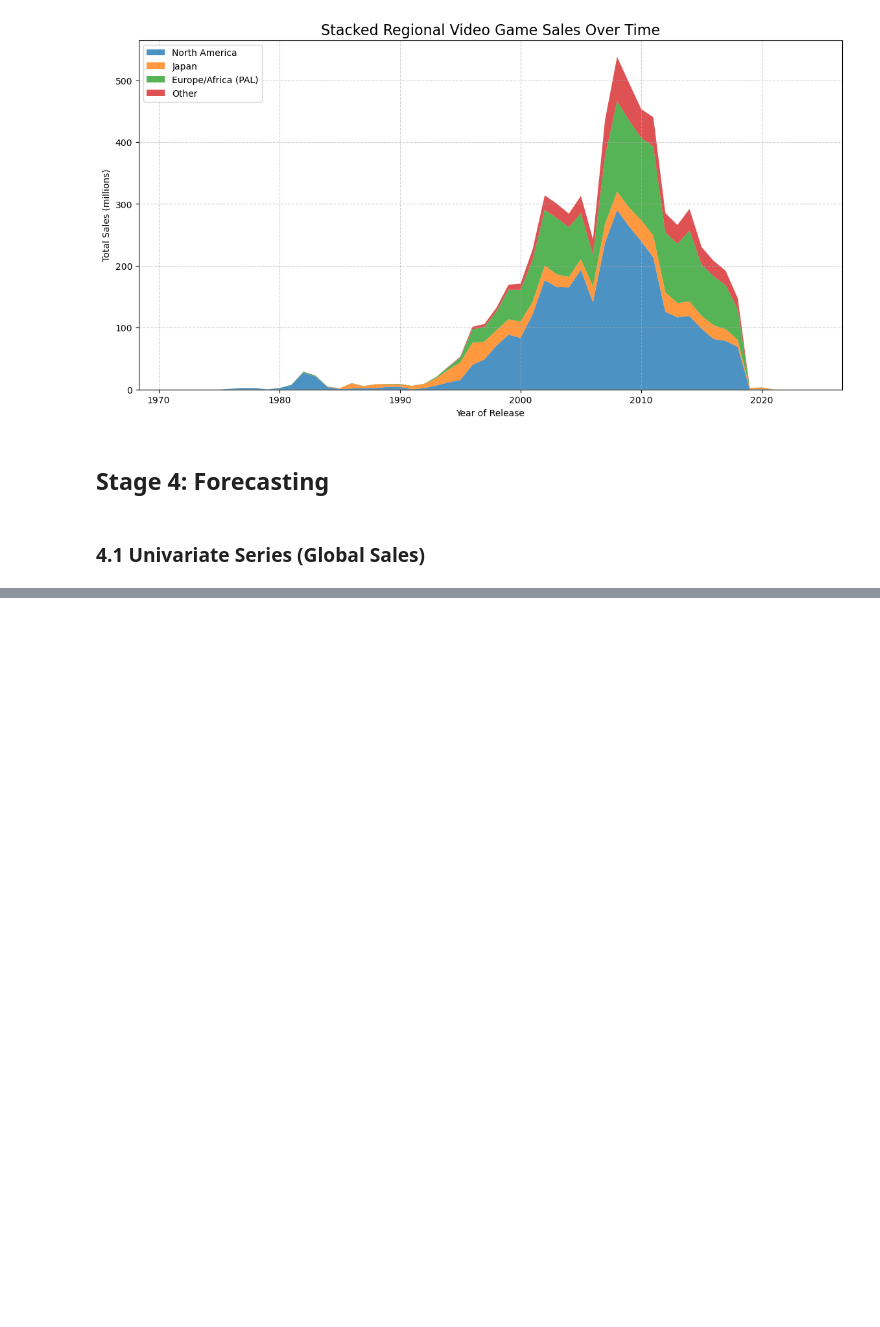
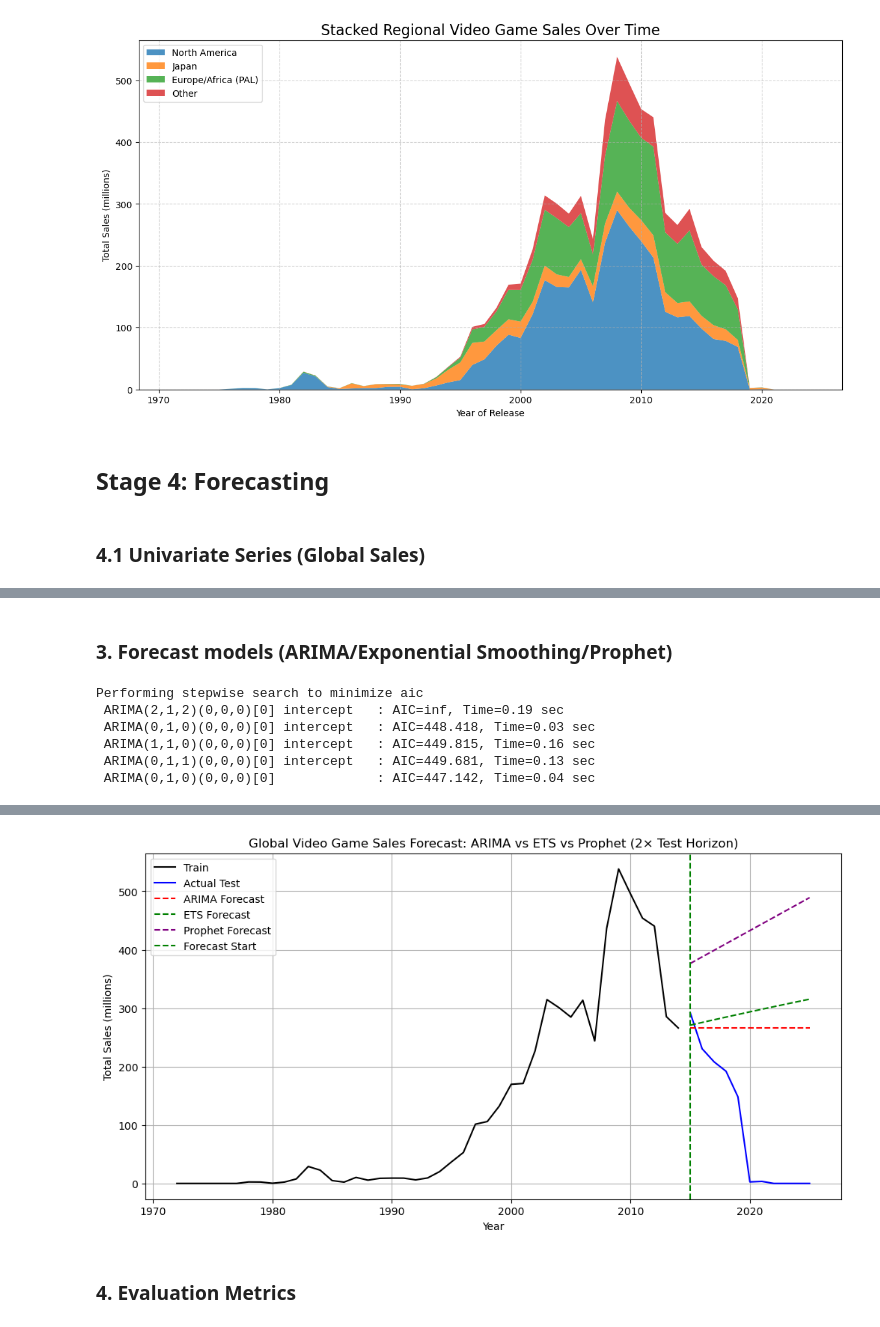
Before and after one commit to ifeanyicyriacus/dataScienceClass, a Jupyter notebook: global_Video_Game_Sales/video_game_sales.ipynb, the cells around one changed output, grey strips where cells are left out. Saved outputs shown, nothing was run; the diff lists cells and outputs as text; code cells hidden in the pictures; blank space fills up the shorter version.

```diff
--- a/global_Video_Game_Sales/video_game_sales.ipynb
+++ b/global_Video_Game_Sales/video_game_sales.ipynb
@@ -906,0 +896,9 @@ yearly_sales = df.groupby("release_year")["total_sales"].sum()
+# %%
+# ------------------------------
+# 3. Train-Test Split
+# ------------------------------
+train = yearly_sales.loc[:'2013'].asfreq("YE")
+test = yearly_sales.loc['2014':].asfreq("YE")
+
+print("Train size:", train.shape)
+print("Test size:", test.shape)
@@ -906,0 +923,66 @@ yearly_sales = df.groupby("release_year")["total_sales"].sum()
+# %% [markdown]
+### 3. Forecast models (ARIMA/Exponential Smoothing/Prophet)
+# %%
+horizon = len(test)
+
+# 3a. ARIMA
+# from pmdarima import auto_arima
+auto_model = auto_arima(train, seasonal=False, trace=True, error_action="ignore", suppress_warnings=True)
+print(auto_model.summary())
+
+# Forecast directly
+arima_forecast_full = auto_model.predict(n_periods=horizon)
+
+# ------------------------------
+# 3b. Exponential Smoothing (ETS)
+# ------------------------------
+ets_model = ExponentialSmoothing(train, trend="add", damped_trend=True, seasonal=None)
+ets_fit = ets_model.fit(optimized=True)
+ets_forecast_full = ets_fit.forecast(horizon)
+
+# ------------------------------
+# 3c. Prophet
+# ------------------------------
+prophet_df = train.reset_index()
+prophet_df.columns = ["ds","y"]
+
+prophet_model = Prophet(yearly_seasonality=False, weekly_seasonality=False, daily_seasonality=False)
+prophet_model.fit(prophet_df)
+
+future = prophet_model.make_future_dataframe(horizon, freq="YE")
+forecast = prophet_model.predict(future)
+
+prophet_forecast_full = forecast.set_index("ds")['yhat'][-horizon:]
+
+# ------------------------------
+# 4. Plot Actual vs Forecasts
+# ------------------------------
+plt.figure(figsize=(12,6))
+# Plot actual
+plt.plot(train.index, train, label="Train", color="black")
+plt.plot(test.index, test, label="Actual Test", color="blue")
+
+
+forecast_index = pd.date_range(start=test.index[0], periods=horizon, freq="YE")
+
+# Plot forecasts
+plt.plot(forecast_index, arima_forecast_full, "--", label="ARIMA Forecast", color="red")
+plt.plot(forecast_index, ets_forecast_full, "--", label="ETS Forecast", color="green")
+plt.plot(prophet_forecast_full.index, prophet_forecast_full, "--", label="Prophet Forecast", color="purple")
+
+# Mark forecast start
+plt.axvline(test.index[0], color="green", linestyle="--", label="Forecast Start")
+
+plt.title("Global Video Game Sales Forecast: ARIMA vs ETS vs Prophet (2× Test Horizon)")
+plt.xlabel("Year")
+plt.ylabel("Total Sales (millions)")
+plt.legend()
+plt.grid(True)
+plt.show()
+# %% [output]
+Performing stepwise search to minimize aic
+ ARIMA(2,1,2)(0,0,0)[0] intercept   : AIC=inf, Time=0.19 sec
+ ARIMA(0,1,0)(0,0,0)[0] intercept   : AIC=448.418, Time=0.03 sec
+ ARIMA(1,1,0)(0,0,0)[0] intercept   : AIC=449.815, Time=0.16 sec
+ ARIMA(0,1,1)(0,0,0)[0] intercept   : AIC=449.681, Time=0.13 sec
+ ARIMA(0,1,0)(0,0,0)[0]             : AIC=447.142, Time=0.04 sec
@@ -906,0 +1008,3 @@ yearly_sales = df.groupby("release_year")["total_sales"].sum()
+[figure, added]
+# %% [markdown]
+### 4. Evaluation Metrics
```
Also changed, not shown: parts of 23 cells of this notebook.
